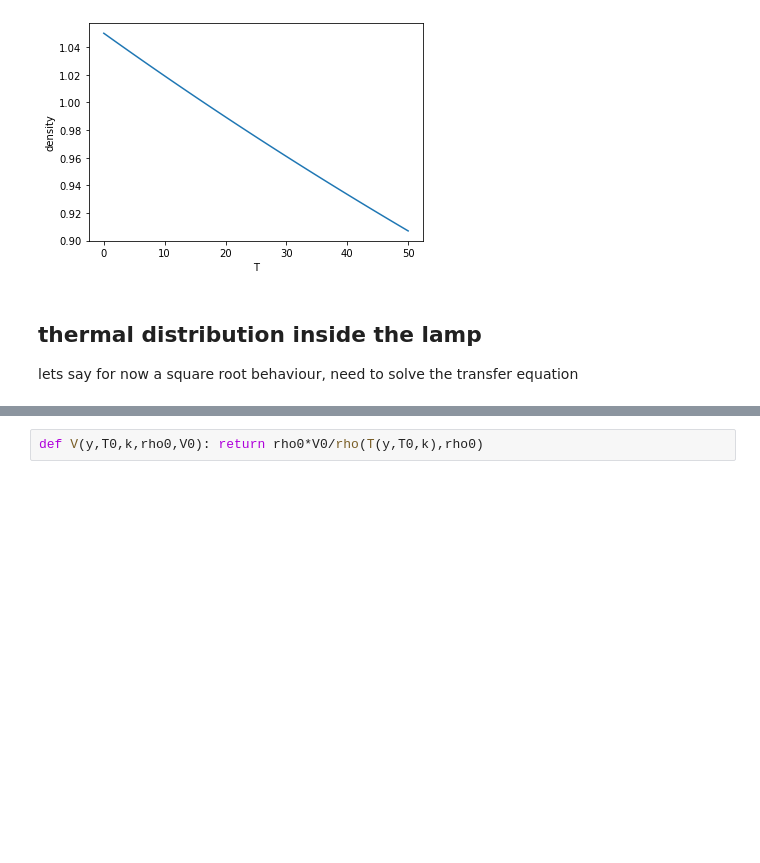
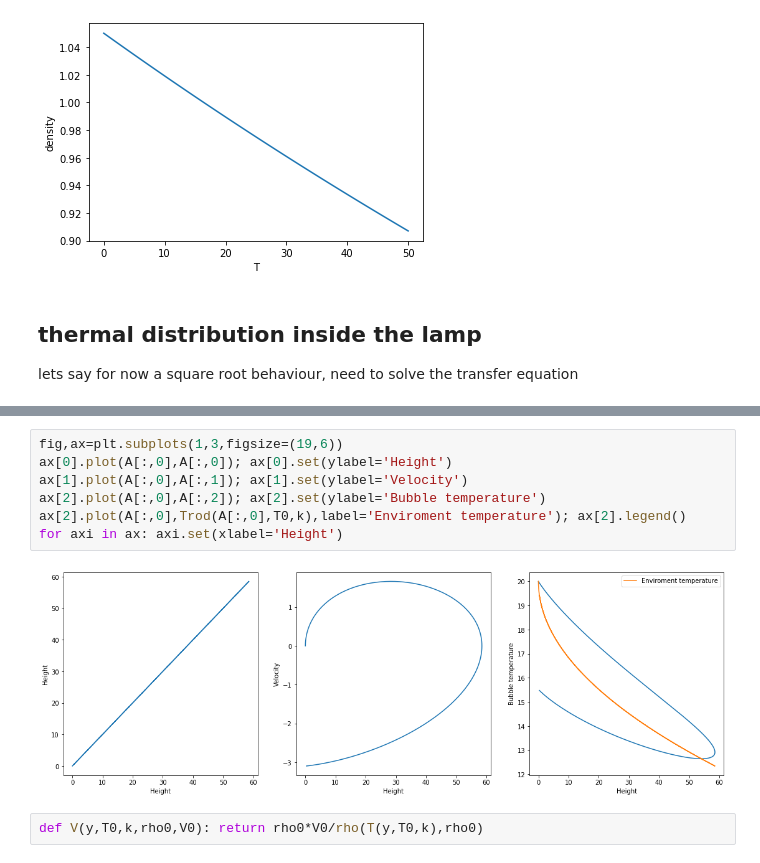
Before and after one commit to Mixpap/lavalamp_simulation, a Jupyter notebook: lavalamp.ipynb, the cells around one changed output, grey strips where cells are left out. Drawn from its saved outputs; the diff is of its cells as text; blank space fills up the shorter version.

```diff
--- a/lavalamp.ipynb
+++ b/lavalamp.ipynb
@@ -73,3 +85,12 @@ plt.plot(tt,A[:,0])
+# %%
+fig,ax=plt.subplots(1,3,figsize=(19,6))
+ax[0].plot(A[:,0],A[:,0]); ax[0].set(ylabel='Height')
+ax[1].plot(A[:,0],A[:,1]); ax[1].set(ylabel='Velocity')
+ax[2].plot(A[:,0],A[:,2]); ax[2].set(ylabel='Bubble temperature')
+ax[2].plot(A[:,0],Trod(A[:,0],T0,k),label='Enviroment temperature'); ax[2].legend()
+for axi in ax: axi.set(xlabel='Height')
+# %% [output]
+[figure, added]
 # %%
 def V(y,T0,k,rho0,V0): return rho0*V0/rho(T(y,T0,k),rho0)
 # %%
```
Also changed, not shown: parts of 7 cells of this notebook.
